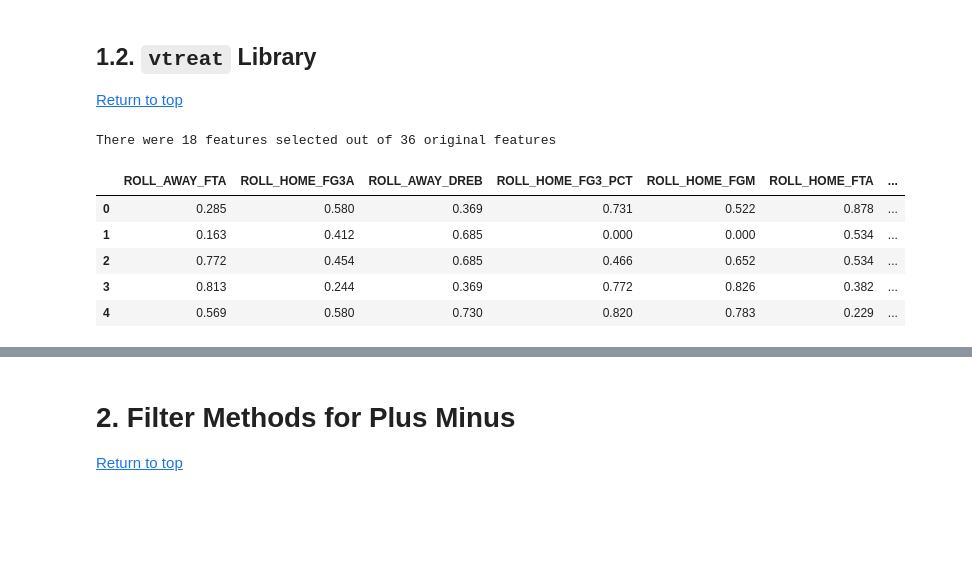
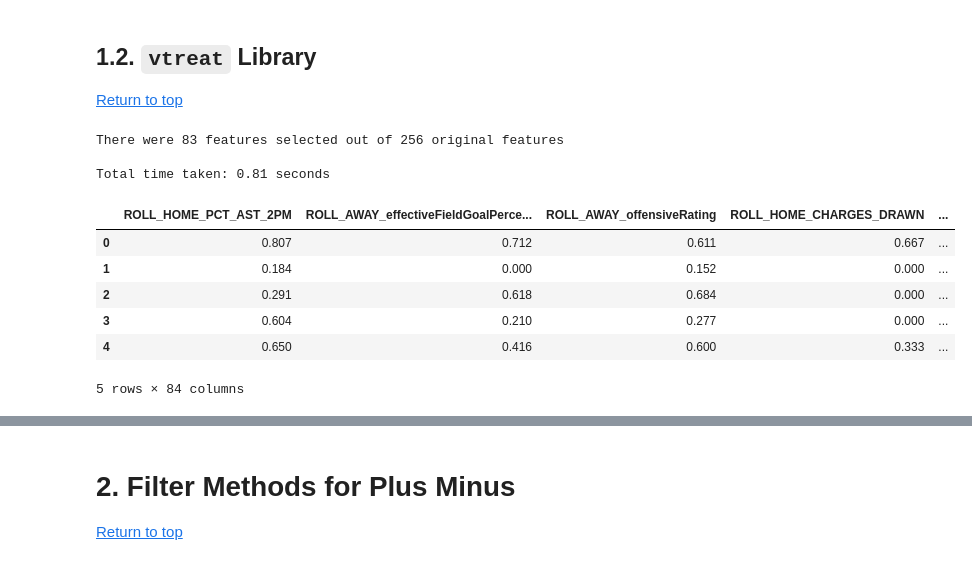
Before and after one commit to stevenworthington/sports_betting, a Jupyter notebook: code/data_processing/04a_Feature_Selection_Filter_Methods.ipynb, the cells around one changed output, grey strips where cells are left out. Saved outputs shown, nothing was run; the diff lists cells and outputs as text; code cells hidden in the pictures; blank space fills up the shorter version.

Commit message:
feature selection using all 256 features

```diff
--- a/code/data_processing/04a_Feature_Selection_Filter_Methods.ipynb
+++ b/code/data_processing/04a_Feature_Selection_Filter_Methods.ipynb
@@ -49,3 +49,28 @@ IProgress not found. Please update jupyter and ipywidgets. See https://ipywidget
 # Data
 
 [Return to top](#Feature-Selection)
+# %%
+# load all the rolling data
+boxscores = pd.read_csv('../../data/processed/nba_team_matchups_rolling_box_scores_2022_2024_r05.csv')
+opponent = pd.read_csv('../../data/processed/nba_team_matchups_rolling_opponent_impact_box_scores_2022_2024_r05.csv')
+advanced = pd.read_csv('../../data/processed/nba_team_matchups_rolling_adv_stats_2021_2024_r05.csv')
+hustle = pd.read_csv('../../data/processed/nba_team_matchups_rolling_hustle_stats_2021_2024_r05.csv')
+miscbox = pd.read_csv('../../data/processed/nba_team_matchups_rolling_misc_box_stats_2021_2024_r05.csv')
+factor = pd.read_csv('../../data/processed/nba_team_matchups_rolling_four_factor_stats_2021_2024_r05.csv')
+scoring = pd.read_csv('../../data/processed/nba_team_matchups_rolling_scoring_box_stats_2021_2024_r05.csv')
+track = pd.read_csv('../../data/processed/nba_team_matchups_rolling_player_track_box_stats_2021_2024_r05.csv')
+# %%
+# merge all the features
+cols_to_drop = ['GAME_RESULT', 'TOTAL_PTS', 'PLUS_MINUS', 'HOME_TEAM_NAME',
+                'SEASON_ID', 'GAME_DATE', 'AWAY_TEAM_NAME', 'ROLL_HOME_PTS', 'ROLL_AWAY_PTS']
+
+features_df = boxscores.merge(opponent.drop([col for col in cols_to_drop if col in opponent.columns], axis=1), how='left', on='GAME_ID')
+features_df = features_df.merge(advanced.drop([col for col in cols_to_drop if col in advanced.columns], axis=1), how='left', on='GAME_ID')
+features_df = features_df.merge(hustle.drop([col for col in cols_to_drop if col in hustle.columns], axis=1), how='left', on='GAME_ID')
+features_df = features_df.merge(miscbox.drop([col for col in cols_to_drop if col in miscbox.columns], axis=1), how='left', on='GAME_ID')
+features_df = features_df.merge(factor.drop([col for col in cols_to_drop if col in factor.columns], axis=1), how='left', on='GAME_ID')
+features_df = features_df.merge(scoring.drop([col for col in cols_to_drop if col in scoring.columns], axis=1), how='left', on='GAME_ID')
+features_df = features_df.merge(track.drop([col for col in cols_to_drop if col in track.columns], axis=1), how='left', on='GAME_ID')
+
+print(features_df.shape)
+features_df.head()
@@ -52,10 +86,10 @@ IProgress not found. Please update jupyter and ipywidgets. See https://ipywidget
 # %%
 # load, filter (by time) and scale data
-pts_scaled_df, pm_scaled_df, res_scaled_df, test_set_obs = utl.load_and_scale_data(
-    file_path='../../data/processed/nba_team_matchups_rolling_box_scores_2022_2024_r05.csv',
+pts_features, pm_features, res_features, test_set_obs = utl.load_and_scale_data(
+    input_data=features_df,
     seasons_to_keep=['2021-22', '2022-23', '2023-24'],
     training_season='2021-22',
-    feature_prefix='ROLL_',
+    feature_prefixes=['ROLL_', 'ROLLDIFF_'],
     scaler_type='minmax',
     scale_target=False
 )
@@ -103,22 +154,30 @@ pts_selection = utl.filter_feature_selection(
 
 [Return to top](#Feature-Selection)
 # %%
+start_time = time.time()
+
 # automated feature selection and preprocessing
-pts_scaled_df_selected, pts_selection = utl.vtreat_feature_selection(
-    df=pts_scaled_df,
+pts_features_selected, pts_selection = utl.vtreat_feature_selection(
+    df=pts_features,
     outcome_name='TOTAL_PTS'
 )
+
+end_time = time.time()
+print(f"Total time taken: {end_time - start_time:.2f} seconds")
 # %% [output]
-There were 18 features selected out of 36 original features
+There were 83 features selected out of 256 original features
+
+Total time taken: 0.81 seconds
 # %%
-pts_scaled_df_selected.head()
+pts_features_selected.head()
 # %% [output]
-|  | ROLL_AWAY_FTA | ROLL_HOME_FG3A | ROLL_AWAY_DREB | ROLL_HOME_FG3_PCT | ROLL_HOME_FGM | ROLL_HOME_FTA | ... |
-| 0 | 0.285 | 0.580 | 0.369 | 0.731 | 0.522 | 0.878 | ... |
-| 1 | 0.163 | 0.412 | 0.685 | 0.000 | 0.000 | 0.534 | ... |
-| 2 | 0.772 | 0.454 | 0.685 | 0.466 | 0.652 | 0.534 | ... |
-| 3 | 0.813 | 0.244 | 0.369 | 0.772 | 0.826 | 0.382 | ... |
-| 4 | 0.569 | 0.580 | 0.730 | 0.820 | 0.783 | 0.229 | ... |
+|  | ROLL_HOME_PCT_AST_2PM | ROLL_AWAY_effectiveFieldGoalPerce... | ROLL_AWAY_offensiveRating | ROLL_HOME_CHARGES_DRAWN | ... |
+| 0 | 0.807 | 0.712 | 0.611 | 0.667 | ... |
+| 1 | 0.184 | 0.000 | 0.152 | 0.000 | ... |
+| 2 | 0.291 | 0.618 | 0.684 | 0.000 | ... |
+| 3 | 0.604 | 0.210 | 0.277 | 0.000 | ... |
+| 4 | 0.650 | 0.416 | 0.600 | 0.333 | ... |
+5 rows × 84 columns
 # %%
 pts_selection
 # %% [output]
```
Also changed, not shown: parts of 13 cells of this notebook, 25 other files.
